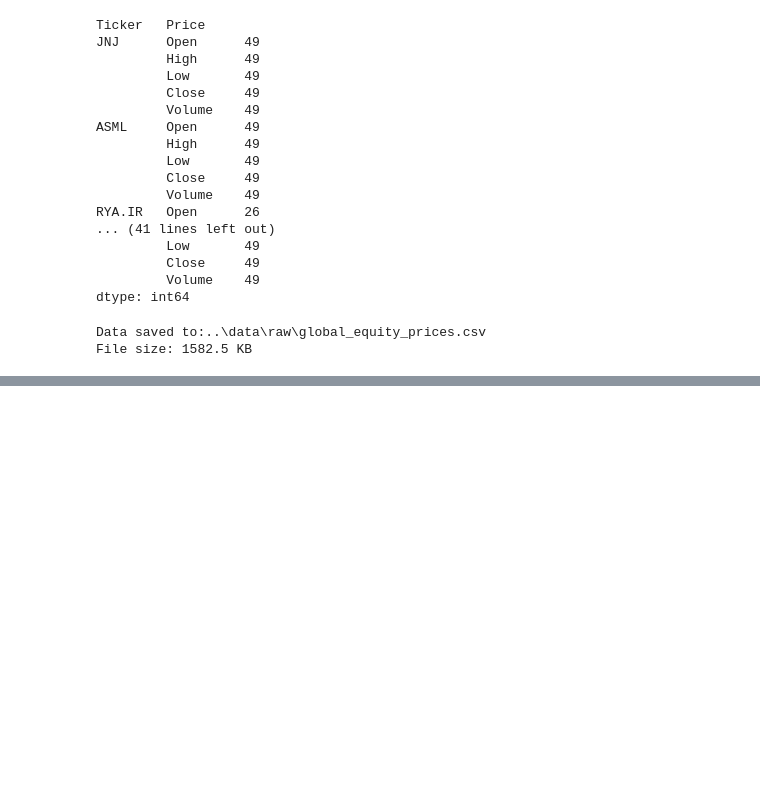
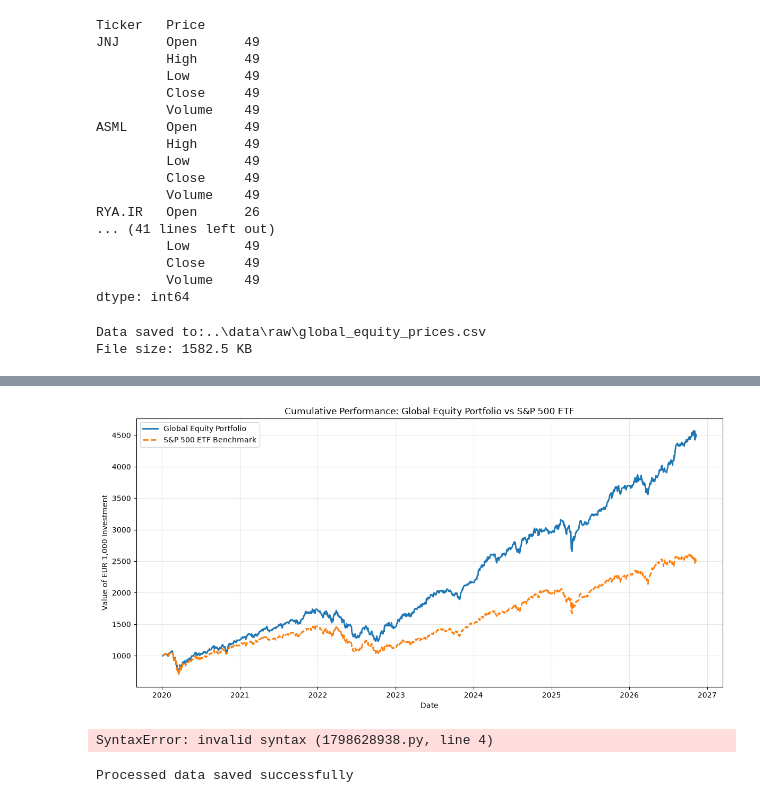
Before and after one commit to Anoyjit/equity-portfolio-intelligence, a Jupyter notebook: notebooks/02_download_market_data.ipynb, the cells around one changed output, grey strips where cells are left out. Cells and saved outputs as stored; diff of their text form; code cells hidden in the pictures; blank space fills up the shorter version.

Commit message:
Calculate portfolio and becnhmark daily returns and cumulative performance

```diff
--- a/notebooks/02_download_market_data.ipynb
+++ b/notebooks/02_download_market_data.ipynb
@@ -117,0 +280,18 @@ saved_data = pd.read_csv(output_file, header=[0,1], index_col=0, parse_dates)
+# %%
+#Start with hypothetical 1000 euro investment
+inital_investment = 1000
+
+# Calculate portfolio value
+portfolio_cumulative_value = inital_investment * (1 + performance_data["Portfolio Return"]).cumprod()
+
+#Calculate the cumulative benchmark value
+benchmark_cumulative_value = inital_investment * (1 + performance_data["Benchmark Return"]).cumprod()
+
+#Combine into one DataFrame
+cumulative_performance = pd.DataFrame({
+    "Portfolio": portfolio_cumulative_value,
+    "Benchmark": benchmark_cumulative_value
+})
+
+#Inspect the result
+cumulative_performance.tail()
@@ -117,0 +306,57 @@ saved_data = pd.read_csv(output_file, header=[0,1], index_col=0, parse_dates)
+# %%
+#Plot cumulative performance
+plt.figure(figsize=(12,6))
+
+plt.plot(
+    cumulative_performance.index,
+    cumulative_performance["Portfolio"],
+    label="Global Equity Portfolio",
+    linewidth=2
+)
+
+plt.plot(
+    cumulative_performance.index,
+    cumulative_performance["Benchmark"],
+    label="S&P 500 ETF Benchmark",
+    linewidth=2,
+    linestyle="--"
+)
+
+plt.title("Cumulative Performance: Global Equity Portfolio vs S&P 500 ETF")
+plt.xlabel("Date")
+plt.ylabel("Value of EUR 1,000 Investment")
+plt.legend()
+plt.grid(True, alpha=0.3)
+
+plt.tight_layout()
+plt.show()
+# %% [output]
+[figure, added]
+# %%
+## 1.Did the portfolio end above or below €1,000?
+## Above 1000
+#
+2 Did the portfolio outperform or underperform the benchmark
+# Outperform the benchmark?#
+. During which periods did the portfolio experience the largest decline
+# Between 2022 and 2023, 2025 and 2026s# 4
+4. What could explain the difference between the portfolio and benchmark performance?
+# %% [output]
+SyntaxError: invalid syntax (1798628938.py, line 4)
+# %%
+#Create processed data folder
+processed_data_folder = Path("../data/processed")
+processed_data_folder.mkdir(parents=True, exist_ok=True)
+
+# Save daily returns
+daily_returns.to_csv(processed_data_folder / "daily_returns.csv")
+
+# Save portfolio and benchmark performance
+performance_data.to_csv(processed_data_folder / "portfolio_benchmark_daily_returns.csv")
+
+# Save cumulative performance
+cumulative_performance.to_csv(processed_data_folder / "cumulative_performance.csv")
+
+print("Processed data saved successfully")
+# %% [output]
+Processed data saved successfully
```
Also changed, not shown: parts of 10 cells of this notebook, 3 other files.
